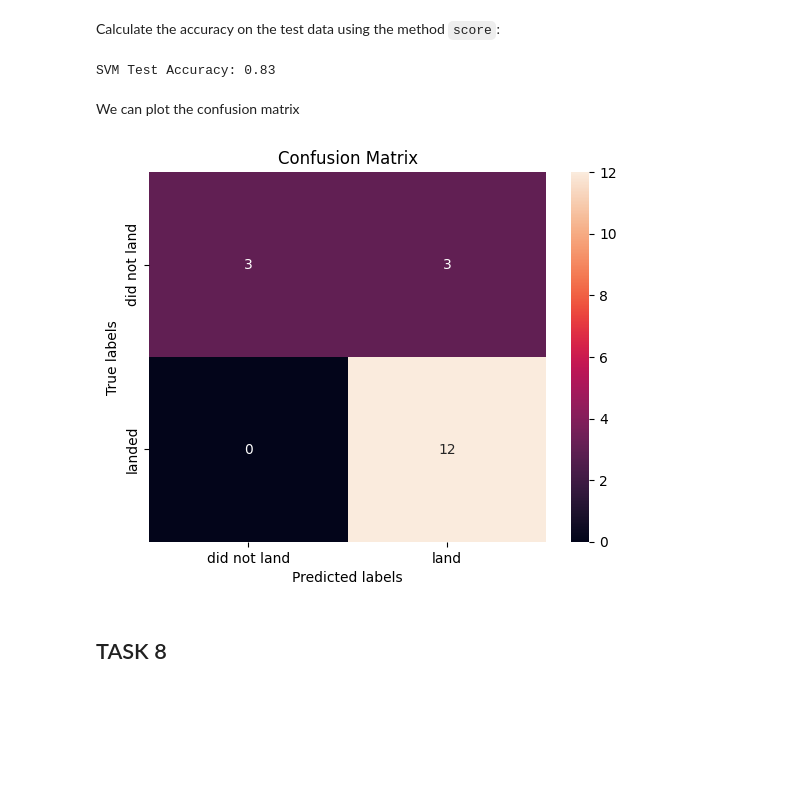
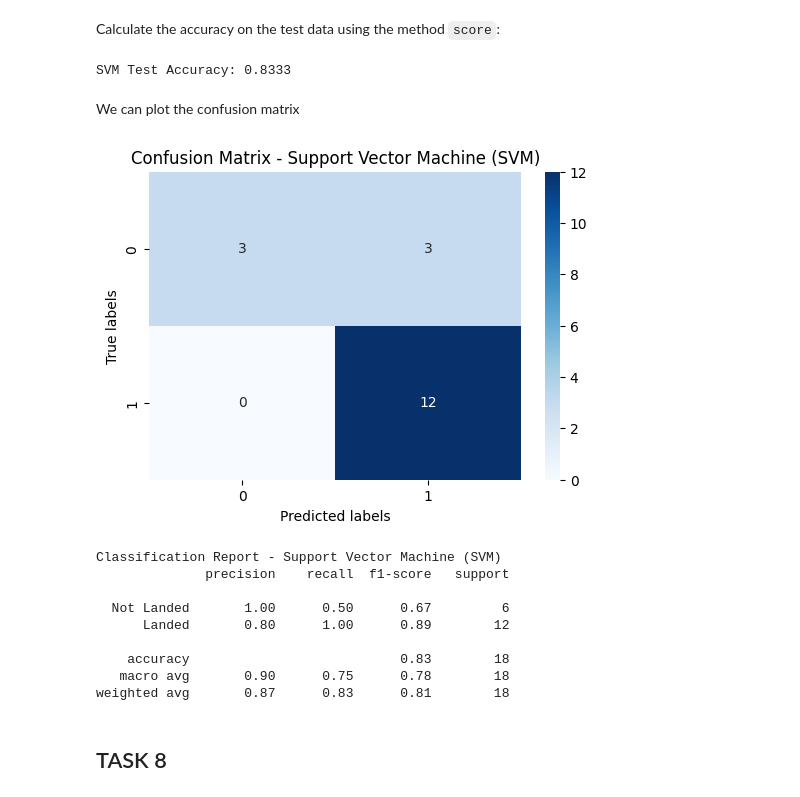
Before and after one commit to AdamkKureshi/IBM_DS_Cap_Stone, a Jupyter notebook: 8.SpaceX_Machine Learning Prediction_Part_5.ipynb, the cells around one changed output. Saved outputs shown, nothing was run; the diff lists cells and outputs as text; code cells hidden in the pictures; blank space fills up the shorter version.

```diff
--- a/8.SpaceX_Machine Learning Prediction_Part_5.ipynb
+++ b/8.SpaceX_Machine Learning Prediction_Part_5.ipynb
@@ -169,22 +201,13 @@ Create a logistic regression object  then create a  GridSearchCV object  <code>l
 # %%
-# # Import the model and tools
-# from sklearn.linear_model import LogisticRegression
-# from sklearn.model_selection import GridSearchCV
+parameters = {'C': [0.01, 0.1, 1], 'penalty': ['l2'], 'solver': ['lbfgs']}
 
-# Define the hyperparameter grid
-parameters = {
-    'C': [0.01, 0.1, 1],
-    'penalty': ['l2'],
-    'solver': ['lbfgs']
-}
+# Create Logistic Regression object
+lr = LogisticRegression()
 
-# Create the logistic regression object
-logreg = LogisticRegression()
+# Apply GridSearchCV
+logreg_cv = GridSearchCV(lr, parameters, cv=10)
 
-# Create the GridSearchCV object with 10-fold cross-validation
-logreg_cv = GridSearchCV(logreg, param_grid=parameters, cv=10)
-
-# Fit to the training data
+# Fit model on training data
 logreg_cv.fit(X_train, Y_train)
 # %% [output]
 GridSearchCV(cv=10, estimator=LogisticRegression(),
@@ -240,8 +263,13 @@ False Postive - 3 (True label is not landed, Predicted label is landed)
 # %% [markdown]
 Create a support vector machine object then  create a  <code>GridSearchCV</code> object  <code>svm_cv</code> with cv = 10.  Fit the object to find the best parameters from the dictionary <code>parameters</code>.
 # %%
-parameters = {'kernel':('linear', 'rbf','poly','rbf', 'sigmoid'),
-              'C': np.logspace(-3, 3, 5),
-              'gamma':np.logspace(-3, 3, 5)}
+# Define hyperparameters grid
+parameters = {
+    'kernel': ('linear', 'rbf', 'poly', 'sigmoid'),
+    'C': np.logspace(-3, 3, 5),
+    'gamma': np.logspace(-3, 3, 5)
+}
+
+# Create Support Vector Machine model
 svm = SVC()
 # %%
@@ -265,21 +296,31 @@ accuracy : 0.8482142857142856
 # %% [markdown]
 Calculate the accuracy on the test data using the method <code>score</code>:
 # %%
-# Test Accuracy for SVM
+# Calculate SVM accuracy on the test data
 svm_test_accuracy = svm_cv.score(X_test, Y_test)
-print("SVM Test Accuracy: {:.2f}".format(svm_test_accuracy))
+
+print(f"SVM Test Accuracy: {svm_test_accuracy:.4f}")
 # %% [output]
-SVM Test Accuracy: 0.83
+SVM Test Accuracy: 0.8333
 # %% [markdown]
 We can plot the confusion matrix
 # %%
-# Predict on test data
+# Predict the test set
 yhat_svm = svm_cv.predict(X_test)
 
-# Plot the confusion matrix
-plot_confusion_matrix(Y_test, yhat_svm)
+# Evaluate the model
+evaluate_model(Y_test, yhat_svm, model_name="Support Vector Machine (SVM)")
 # %% [output]
-[figure, old version]
+[figure, new version]
+Classification Report - Support Vector Machine (SVM)
+              precision    recall  f1-score   support
+
+  Not Landed       1.00      0.50      0.67         6
+      Landed       0.80      1.00      0.89        12
+
+    accuracy                           0.83        18
+   macro avg       0.90      0.75      0.78        18
+weighted avg       0.87      0.83      0.81        18
 # %% [markdown]
 ## TASK  8
 # %% [markdown]
```
Also changed, not shown: parts of 39 cells of this notebook.
